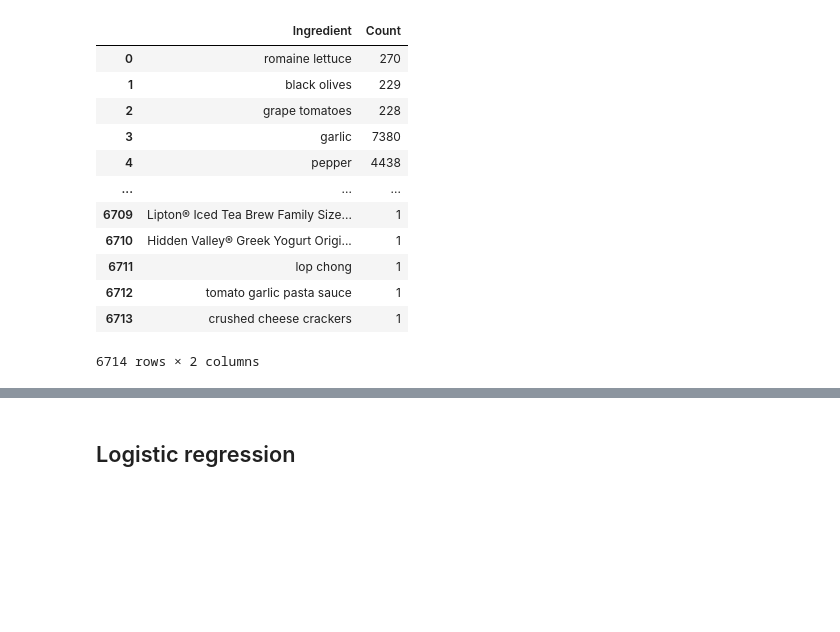
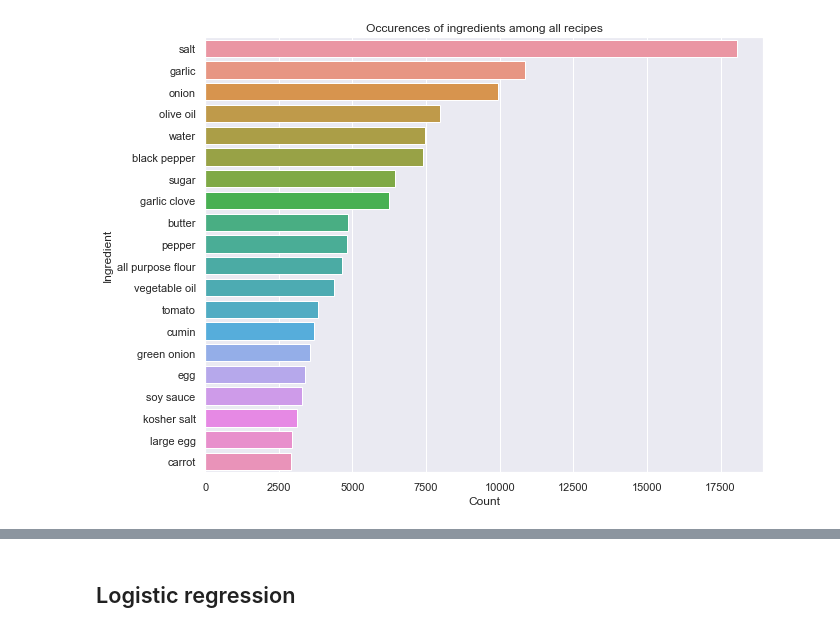
Before and after one commit to allafort/Miamiam, a Jupyter notebook: Classify_cuisine.ipynb, the cells around one changed output, grey strips where cells are left out. Drawn from its saved outputs; the diff is of its cells as text; code cells hidden in the pictures; blank space fills up the shorter version.

```diff
--- a/Classify_cuisine.ipynb
+++ b/Classify_cuisine.ipynb
@@ -91,19 +97,20 @@ sns.countplot(y = 'cuisine',
 # %%
-ingredients_individual = Counter([ingredient for ingredient_list in train.ingredients for ingredient in ingredient_list])
-ingredients_individual = pd.DataFrame.from_dict(ingredients_individual,orient='index').reset_index()
-ingredients_individual = ingredients_individual.rename(columns={'index':'Ingredient', 0:'Count'})
-ingredients_individual
+def ingredients(train):
+    ingredients_individual = Counter([ingredient for ingredient_list in train.ing_processed for ingredient in ingredient_list])
+    ingredients_individual = pd.DataFrame.from_dict(ingredients_individual,orient='index').reset_index()
+    ingredients_individual = ingredients_individual.rename(columns={'index':'Ingredient', 0:'Count'})
+    return ingredients_individual
+
+ingredients_individual = ingredients(train)
+
+def show_ingredients(ingredients_individual):
+    f, ax = plt.subplots(figsize=(10,8))
+    sns.barplot(x = 'Count',
+                y = 'Ingredient',
+                data = ingredients_individual.sort_values('Count', ascending=False).head(20))
+    plt.title('Occurences of ingredients among all recipes')
+    return ax
+
+show_ingredients(ingredients_individual) ;
 # %% [output]
-|  | Ingredient | Count |
-| 0 | romaine lettuce | 270 |
-| 1 | black olives | 229 |
-| 2 | grape tomatoes | 228 |
-| 3 | garlic | 7380 |
-| 4 | pepper | 4438 |
-| ... | ... | ... |
-| 6709 | Lipton® Iced Tea Brew Family Size... | 1 |
-| 6710 | Hidden Valley® Greek Yogurt Origi... | 1 |
-| 6711 | lop chong | 1 |
-| 6712 | tomato garlic pasta sauce | 1 |
-| 6713 | crushed cheese crackers | 1 |
-6714 rows × 2 columns
+[figure, added]
```
Also changed, not shown: parts of 33 cells of this notebook, 5 other files.
